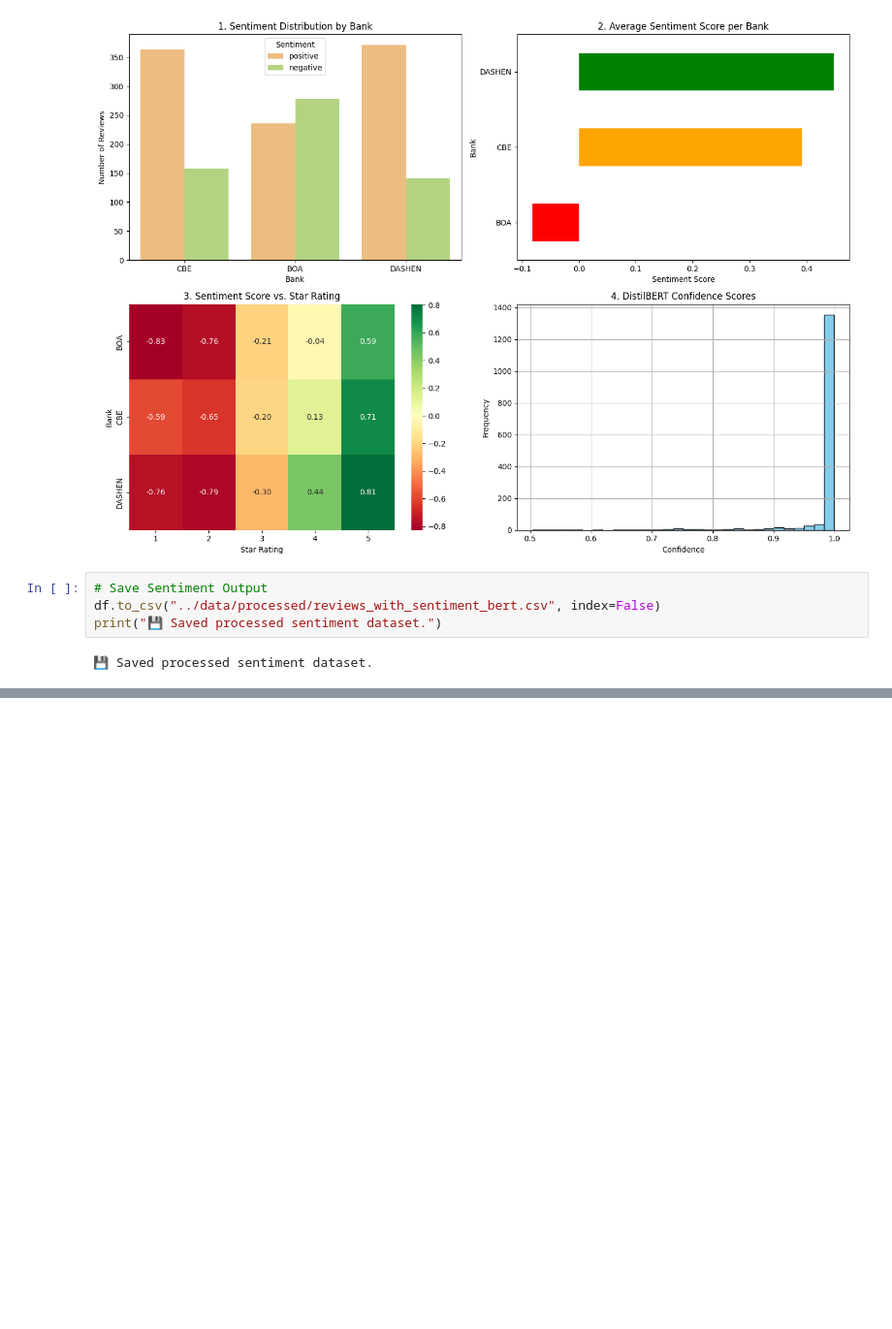
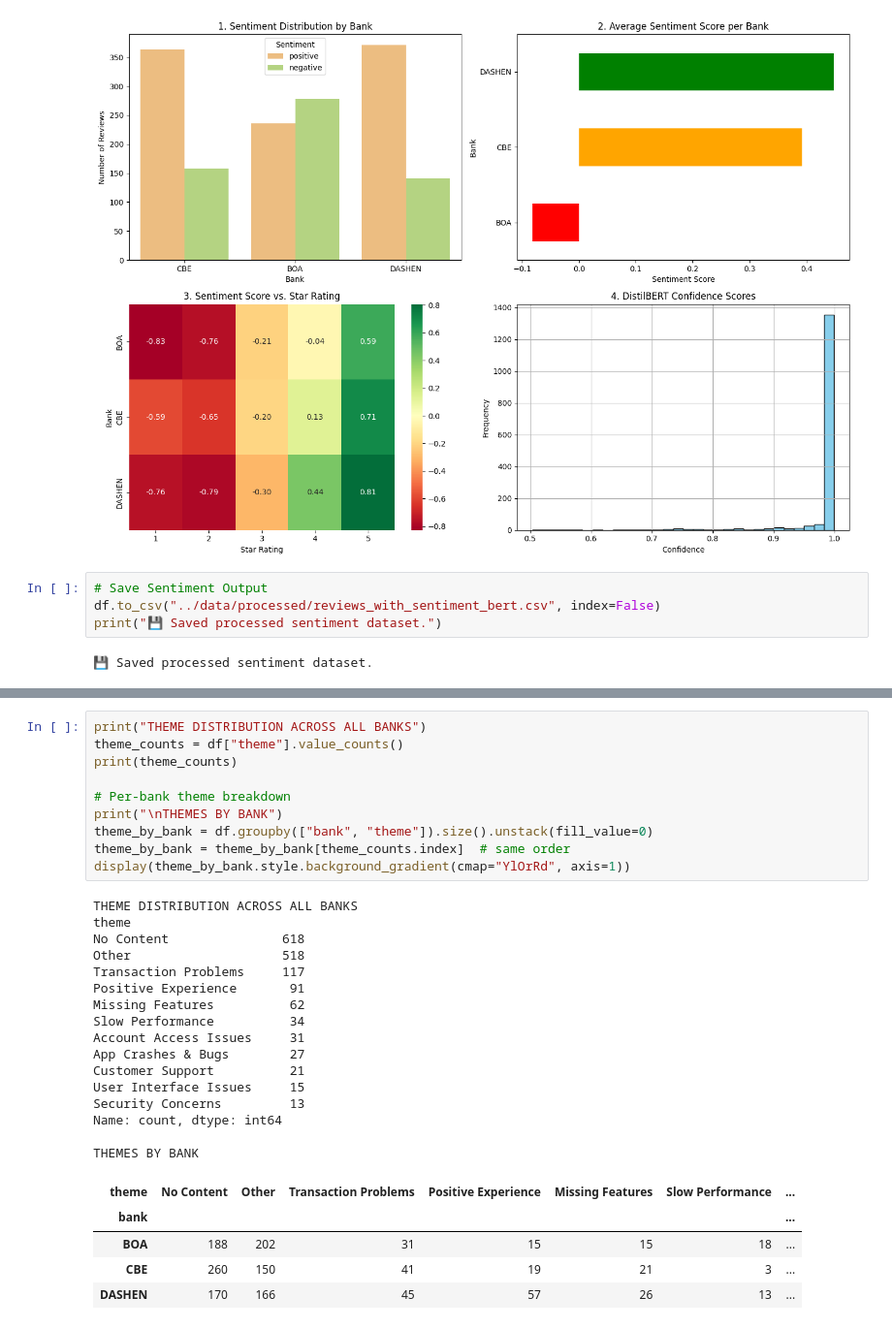
Before and after one commit to nathanaeldereje/fintech-app-cx-analytics, a Jupyter notebook: notebooks/02_sentiment_and_themes.ipynb, the cells around one changed output, grey strips where cells are left out. Shown at 97% size. Drawn from its saved outputs; the diff is of its cells as text; blank space fills up the shorter version.

```diff
--- a/notebooks/02_sentiment_and_themes.ipynb
+++ b/notebooks/02_sentiment_and_themes.ipynb
@@ -95,0 +204,32 @@ print("💾 Saved processed sentiment dataset.")
+# %%
+print("THEME DISTRIBUTION ACROSS ALL BANKS")
+theme_counts = df["theme"].value_counts()
+print(theme_counts)
+
+# Per-bank theme breakdown
+print("\nTHEMES BY BANK")
+theme_by_bank = df.groupby(["bank", "theme"]).size().unstack(fill_value=0)
+theme_by_bank = theme_by_bank[theme_counts.index]  # same order
+display(theme_by_bank.style.background_gradient(cmap="YlOrRd", axis=1))
+# %% [output]
+THEME DISTRIBUTION ACROSS ALL BANKS
+theme
+No Content               618
+Other                    518
+Transaction Problems     117
+Positive Experience       91
+Missing Features          62
+Slow Performance          34
+Account Access Issues     31
+App Crashes & Bugs        27
+Customer Support          21
+User Interface Issues     15
+Security Concerns         13
+Name: count, dtype: int64
+
+THEMES BY BANK
+| theme | No Content | Other | Transaction Problems | Positive Experience | Missing Features | Slow Performance | ... |
+| bank |  |  |  |  |  |  | ... |
+| BOA | 188 | 202 | 31 | 15 | 15 | 18 | ... |
+| CBE | 260 | 150 | 41 | 19 | 21 | 3 | ... |
+| DASHEN | 170 | 166 | 45 | 57 | 26 | 13 | ... |
```
Also changed, not shown: parts of 7 cells of this notebook, 4 other files.
